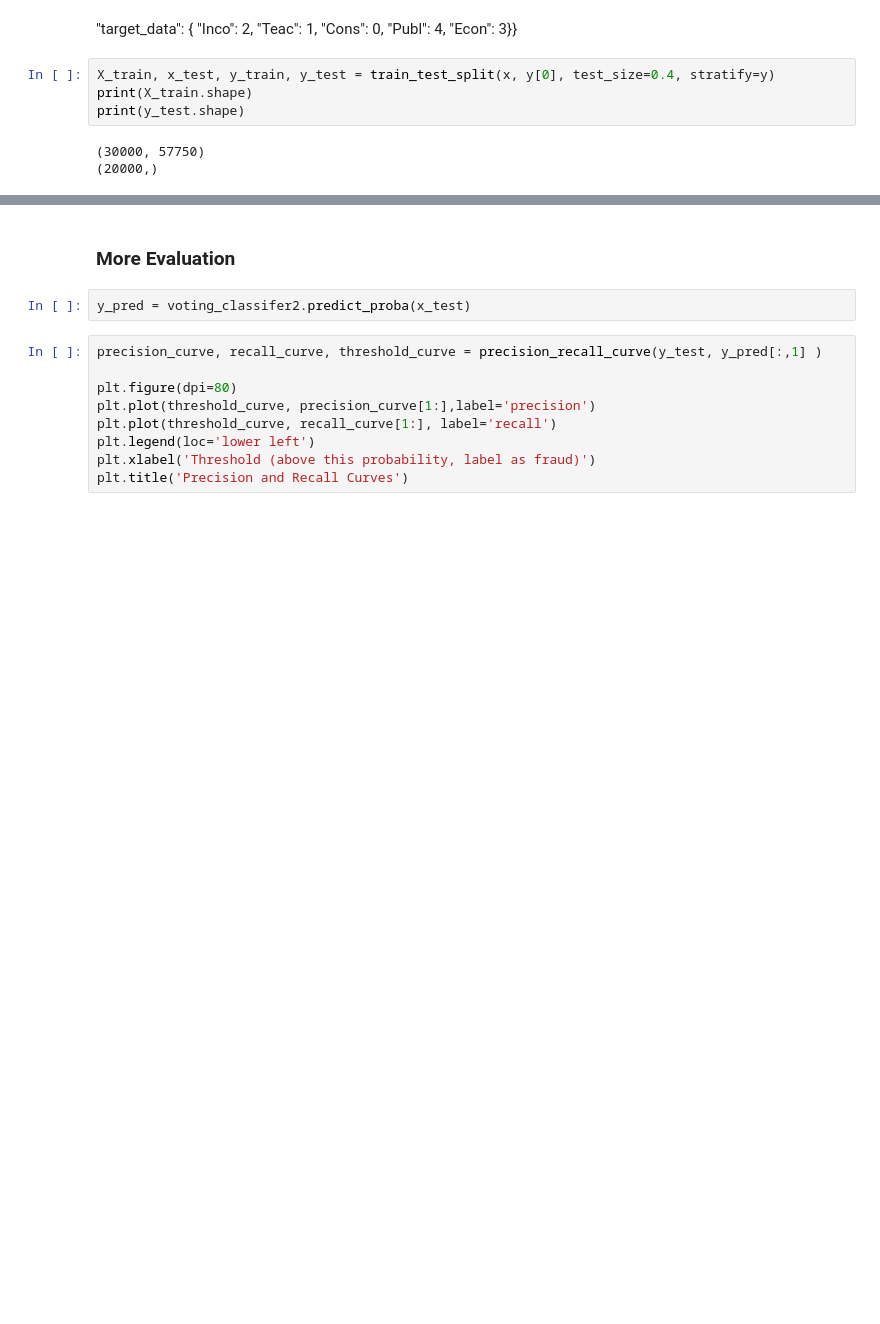
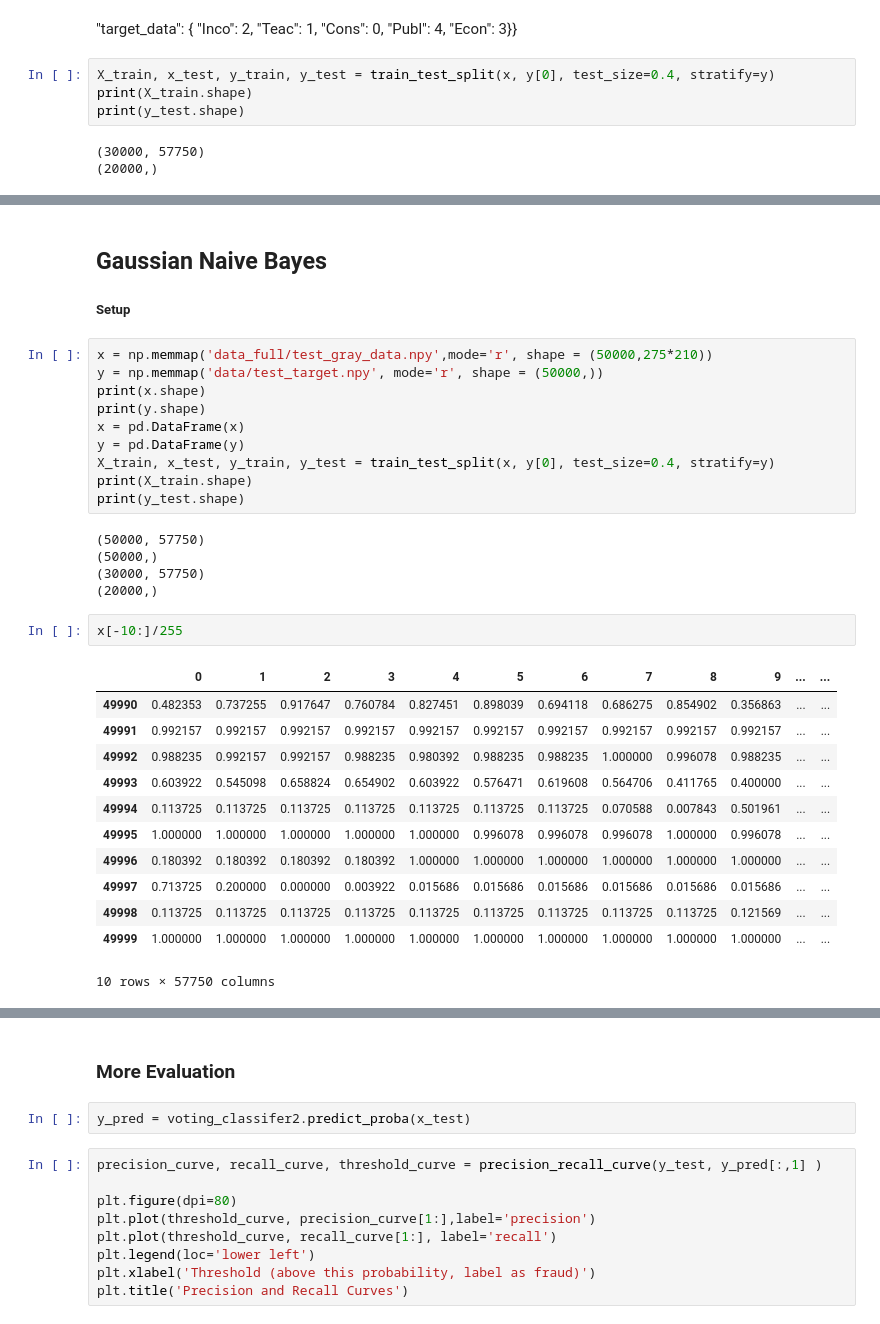
Before and after one commit to PatrickTyBrown/document_classification, a Jupyter notebook: NaiveBayesTest.ipynb, the cells around one changed output, grey strips where cells are left out. Cells and saved outputs as stored; diff of their text form; blank space fills up the shorter version.

Commit message:
tuning bayes modeling

```diff
--- a/NaiveBayesTest.ipynb
+++ b/NaiveBayesTest.ipynb
@@ -66,0 +695,34 @@ X_train[-10:]
+# %% [markdown]
+
+## Gaussian Naive Bayes
+##### Setup
+# %%
+x = np.memmap('data_full/test_gray_data.npy',mode='r', shape = (50000,275*210))
+y = np.memmap('data/test_target.npy', mode='r', shape = (50000,))
+print(x.shape)
+print(y.shape)
+x = pd.DataFrame(x)
+y = pd.DataFrame(y)
+X_train, x_test, y_train, y_test = train_test_split(x, y[0], test_size=0.4, stratify=y)
+print(X_train.shape)
+print(y_test.shape)
+# %% [output]
+(50000, 57750)
+(50000,)
+(30000, 57750)
+(20000,)
+# %%
+x[-10:]/255
+# %% [output]
+|  | 0 | 1 | 2 | 3 | 4 | 5 | 6 | 7 | 8 | 9 | ... | ... |
+| 49990 | 0.482353 | 0.737255 | 0.917647 | 0.760784 | 0.827451 | 0.898039 | 0.694118 | 0.686275 | 0.854902 | 0.356863 | ... | ... |
+| 49991 | 0.992157 | 0.992157 | 0.992157 | 0.992157 | 0.992157 | 0.992157 | 0.992157 | 0.992157 | 0.992157 | 0.992157 | ... | ... |
+| 49992 | 0.988235 | 0.992157 | 0.992157 | 0.988235 | 0.980392 | 0.988235 | 0.988235 | 1.000000 | 0.996078 | 0.988235 | ... | ... |
+| 49993 | 0.603922 | 0.545098 | 0.658824 | 0.654902 | 0.603922 | 0.576471 | 0.619608 | 0.564706 | 0.411765 | 0.400000 | ... | ... |
+| 49994 | 0.113725 | 0.113725 | 0.113725 | 0.113725 | 0.113725 | 0.113725 | 0.113725 | 0.070588 | 0.007843 | 0.501961 | ... | ... |
+| 49995 | 1.000000 | 1.000000 | 1.000000 | 1.000000 | 1.000000 | 0.996078 | 0.996078 | 0.996078 | 1.000000 | 0.996078 | ... | ... |
+| 49996 | 0.180392 | 0.180392 | 0.180392 | 0.180392 | 1.000000 | 1.000000 | 1.000000 | 1.000000 | 1.000000 | 1.000000 | ... | ... |
+| 49997 | 0.713725 | 0.200000 | 0.000000 | 0.003922 | 0.015686 | 0.015686 | 0.015686 | 0.015686 | 0.015686 | 0.015686 | ... | ... |
+| 49998 | 0.113725 | 0.113725 | 0.113725 | 0.113725 | 0.113725 | 0.113725 | 0.113725 | 0.113725 | 0.113725 | 0.121569 | ... | ... |
+| 49999 | 1.000000 | 1.000000 | 1.000000 | 1.000000 | 1.000000 | 1.000000 | 1.000000 | 1.000000 | 1.000000 | 1.000000 | ... | ... |
+10 rows × 57750 columns
```
Also changed, not shown: parts of 29 cells of this notebook.
